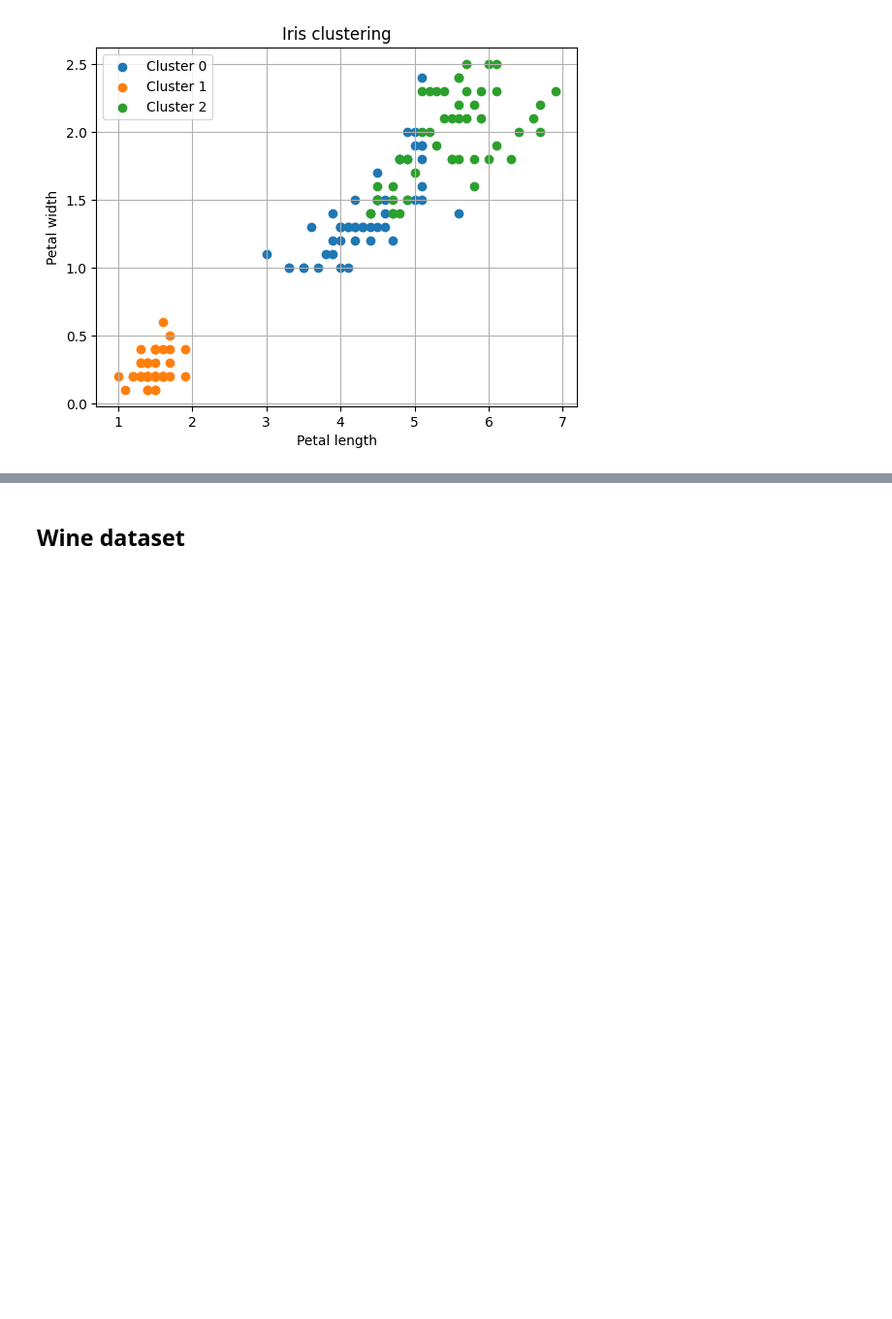
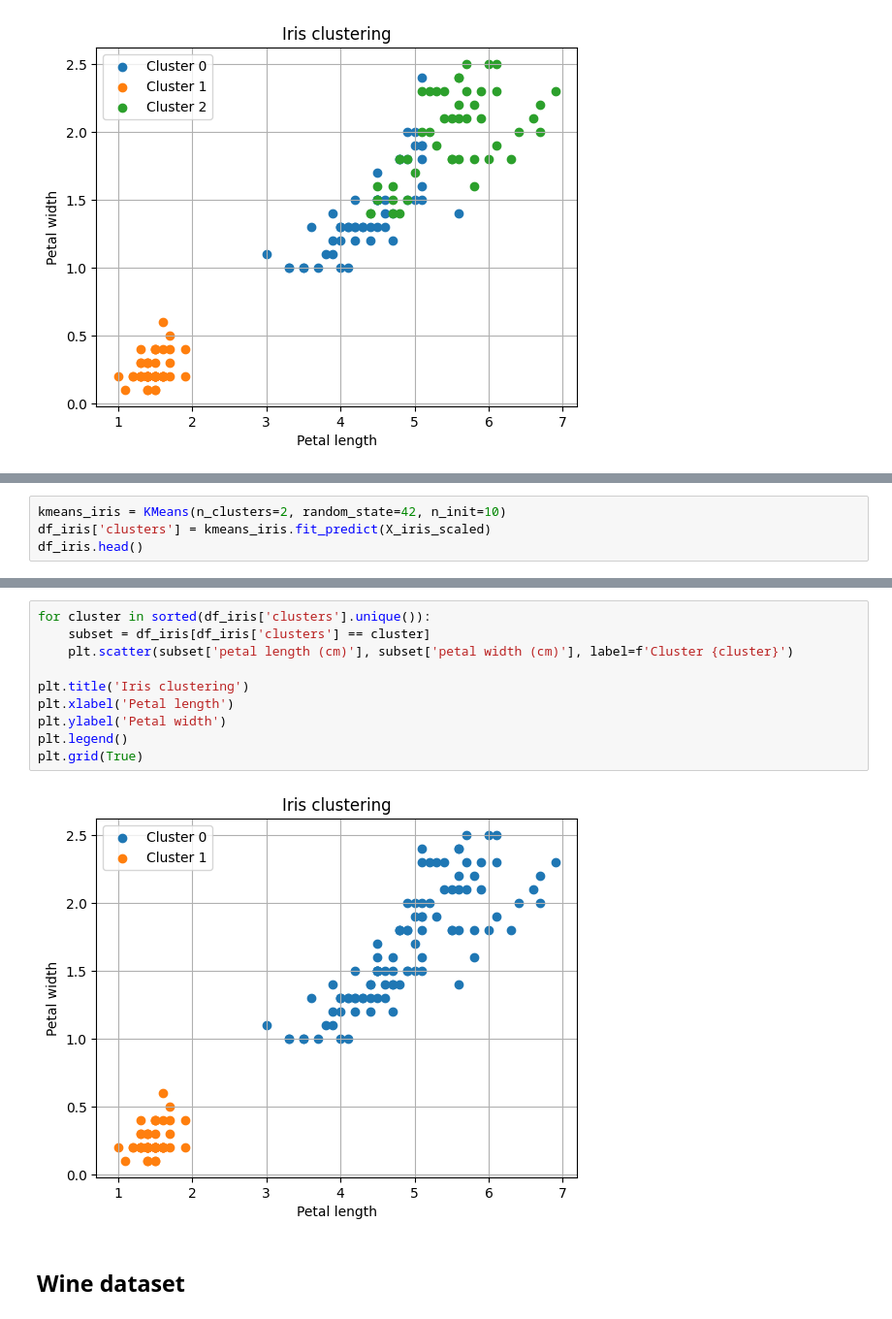
Before and after one commit to python-developer-algebra-klujic/pyds-ponavljanje, a Jupyter notebook: 15_Clustering_02.ipynb, the cells around one changed output, grey strips where cells are left out. Shown at 97% size. Saved outputs shown, nothing was run; the diff lists cells and outputs as text; blank space fills up the shorter version.

```diff
--- a/15_Clustering_02.ipynb
+++ b/15_Clustering_02.ipynb
@@ -206,0 +230,4 @@ plt.grid(True)
+# %%
+kmeans_iris = KMeans(n_clusters=2, random_state=42, n_init=10)
+df_iris['clusters'] = kmeans_iris.fit_predict(X_iris_scaled)
+df_iris.head()
@@ -207,2 +241,14 @@ plt.grid(True)
+# %%
+for cluster in sorted(df_iris['clusters'].unique()):
+    subset = df_iris[df_iris['clusters'] == cluster]
+    plt.scatter(subset['petal length (cm)'], subset['petal width (cm)'], label=f'Cluster {cluster}')
+
+plt.title('Iris clustering')
+plt.xlabel('Petal length')
+plt.ylabel('Petal width')
+plt.legend()
+plt.grid(True)
+# %% [output]
+[figure, added]
 # %% [markdown]
 ## Wine dataset
```
Also changed, not shown: parts of 3 cells of this notebook.
